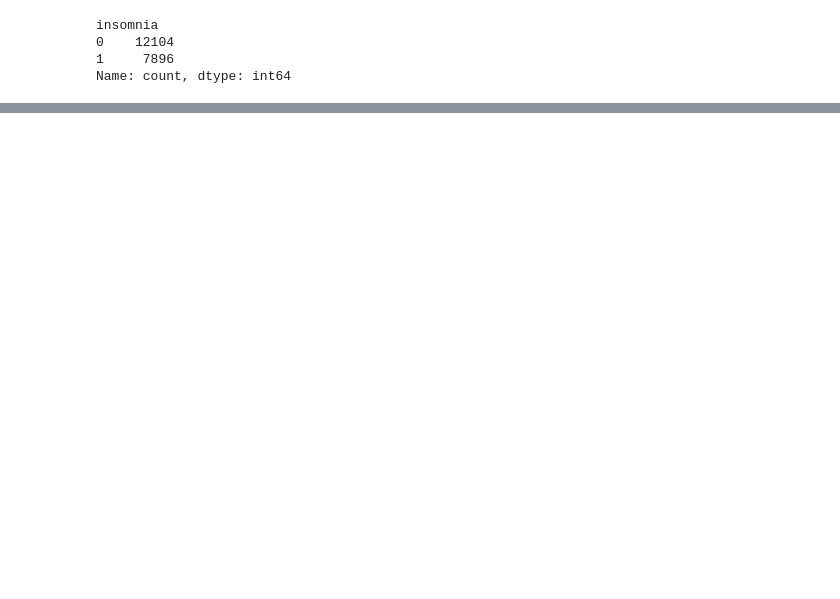
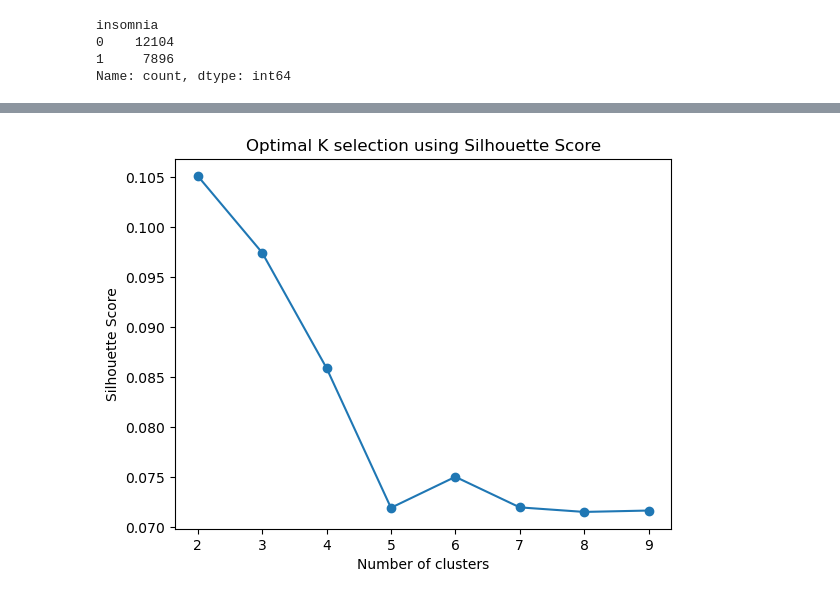
Before and after one commit to debanjan-cosmo/Erdos_Data_Science_Project_2025, a Jupyter notebook: 04_Modelling_Unsupervised_Learning.ipynb, the cells around one changed output, grey strips where cells are left out. Cells and saved outputs as stored; diff of their text form; code cells hidden in the pictures; blank space fills up the shorter version.

```diff
--- a/04_Modelling_Unsupervised_Learning.ipynb
+++ b/04_Modelling_Unsupervised_Learning.ipynb
@@ -132,0 +228,3 @@ Name: count, dtype: int64
+# %%
+categorical_cols = df.select_dtypes(include=['object']).columns.tolist()  # Categorical columns
+numerical_cols = df.select_dtypes(include=['int64', 'float64']).columns.tolist()  # Numerical columns
@@ -132,0 +284,21 @@ Name: count, dtype: int64
+# %%
+import matplotlib.pyplot as plt
+from sklearn.cluster import KMeans
+from sklearn.metrics import silhouette_score
+
+sil_scores = []
+K = range(2, 10)  # Testing different k values
+
+for k in K:
+    kmeans = KMeans(n_clusters=k, random_state=42)
+    labels = kmeans.fit_predict(df[numerical_cols])  # Ensure using only numerical features
+    sil_scores.append(silhouette_score(df[numerical_cols], labels))
+
+# Plot the silhouette scores
+plt.plot(K, sil_scores, marker='o')
+plt.xlabel("Number of clusters")
+plt.ylabel("Silhouette Score")
+plt.title("Optimal K selection using Silhouette Score")
+plt.show()
+# %% [output]
+[figure, added]
```
Also changed, not shown: parts of 23 cells of this notebook, 3 other files.
